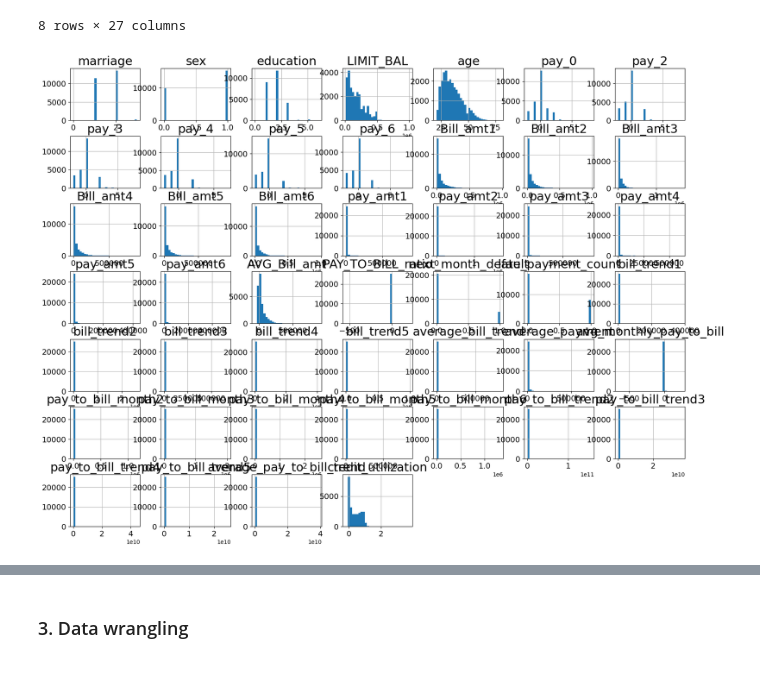
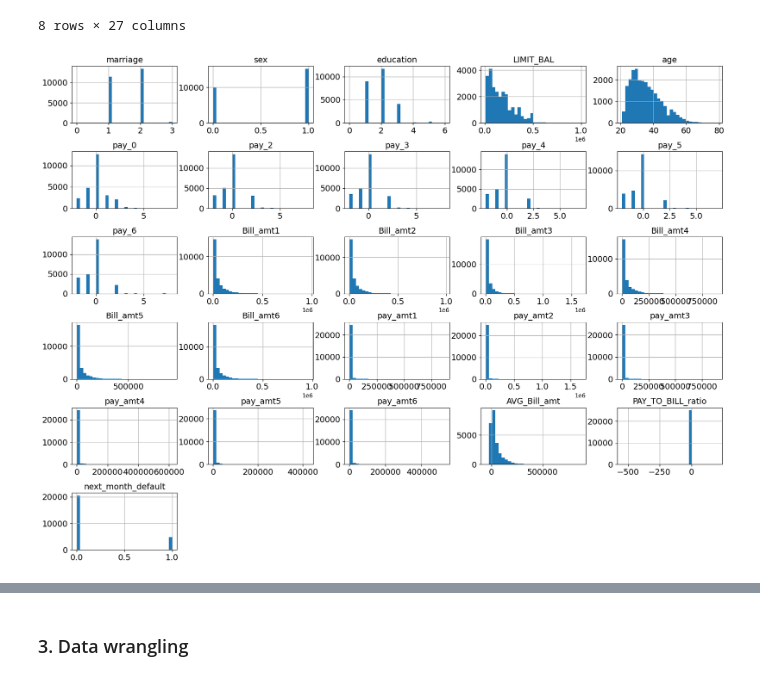
Before and after one commit to uyenlee2111-ai/creditscoring_end, a Jupyter notebook: Projects/Credit_Scoring.ipynb, the cells around one changed output, grey strips where cells are left out. Cells and saved outputs as stored; diff of their text form; code cells hidden in the pictures.

```diff
--- a/Projects/Credit_Scoring.ipynb
+++ b/Projects/Credit_Scoring.ipynb
@@ -67,18 +62,21 @@ df.describe()
 8 rows × 27 columns
 # %%
 # Histograms
-df_plot = df_train.drop(columns=['Customer_ID']) # Drop ID
+df_plot = df.drop(columns=['Customer_ID']) # Drop ID
 axes = df_plot.hist(bins = 30, figsize = (20,15),
              xlabelsize=14,   # x-axis label size
             ylabelsize=14)   # y-axis label size
 
 for ax in axes.ravel():
-    ax.set_title(ax.get_title(), fontsize=22)   # subplot title
+    ax.set_title(ax.get_title(), fontsize=14)   # subplot title
     ax.tick_params(axis='both', labelsize=14)   # tick labels
 
+# Increase distance between subplots (default is around 0.2)
+plt.subplots_adjust(hspace=0.5, wspace=0.3)
+
 plt.show()
 # %% [output]
-[figure, old version]
+[figure, new version]
 # %%
 df.dtypes
 # %% [output]
```
Also changed, not shown: parts of 57 cells of this notebook, 6 other files.
